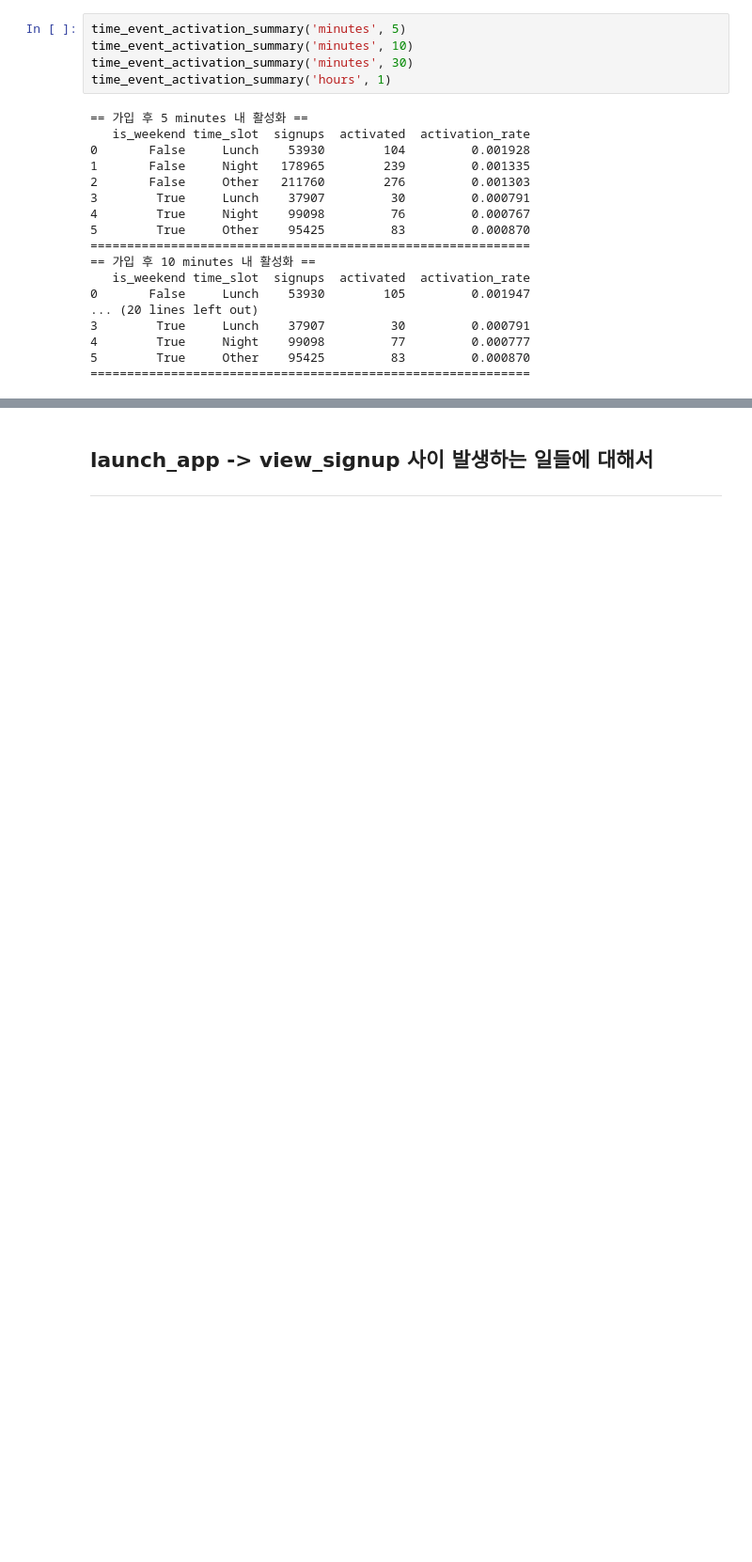
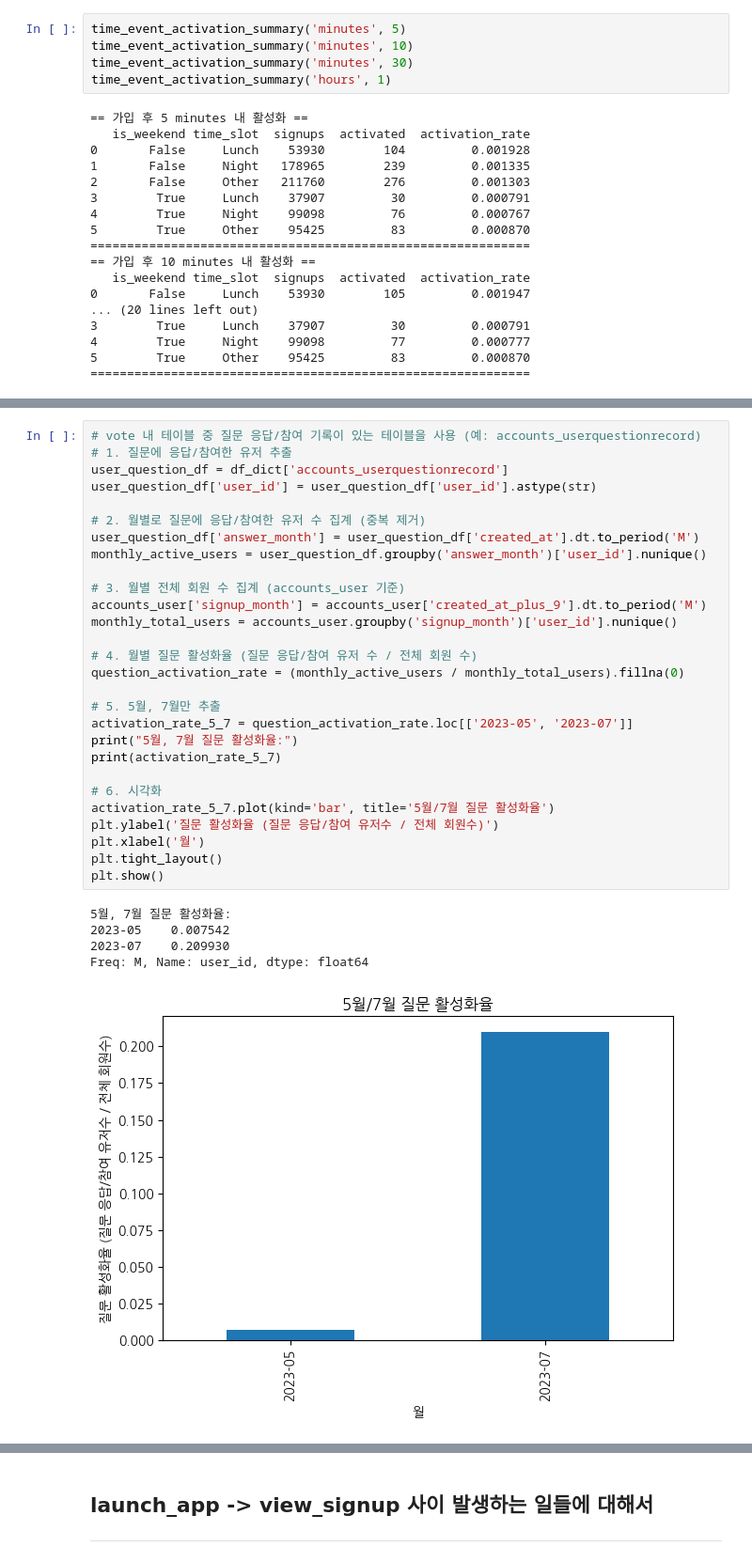
Before and after one commit to seung127/codeit_project, a Jupyter notebook: codeit-project-docker/notebooks/search_for_acquisition.ipynb, the cells around one changed output, grey strips where cells are left out. Shown at 94% size. Saved outputs shown, nothing was run; the diff lists cells and outputs as text; blank space fills up the shorter version.

```diff
--- a/codeit-project-docker/notebooks/search_for_acquisition.ipynb
+++ b/codeit-project-docker/notebooks/search_for_acquisition.ipynb
@@ -1482,0 +1737,34 @@ time_event_activation_summary('hours', 1)
+# %%
+# vote 내 테이블 중 질문 응답/참여 기록이 있는 테이블을 사용 (예: accounts_userquestionrecord)
+# 1. 질문에 응답/참여한 유저 추출
+user_question_df = df_dict['accounts_userquestionrecord']
+user_question_df['user_id'] = user_question_df['user_id'].astype(str)
+
+# 2. 월별로 질문에 응답/참여한 유저 수 집계 (중복 제거)
+user_question_df['answer_month'] = user_question_df['created_at'].dt.to_period('M')
+monthly_active_users = user_question_df.groupby('answer_month')['user_id'].nunique()
+
+# 3. 월별 전체 회원 수 집계 (accounts_user 기준)
+accounts_user['signup_month'] = accounts_user['created_at_plus_9'].dt.to_period('M')
+monthly_total_users = accounts_user.groupby('signup_month')['user_id'].nunique()
+
+# 4. 월별 질문 활성화율 (질문 응답/참여 유저 수 / 전체 회원 수)
+question_activation_rate = (monthly_active_users / monthly_total_users).fillna(0)
+
+# 5. 5월, 7월만 추출
+activation_rate_5_7 = question_activation_rate.loc[['2023-05', '2023-07']]
+print("5월, 7월 질문 활성화율:")
+print(activation_rate_5_7)
+
+# 6. 시각화
+activation_rate_5_7.plot(kind='bar', title='5월/7월 질문 활성화율')
+plt.ylabel('질문 활성화율 (질문 응답/참여 유저수 / 전체 회원수)')
+plt.xlabel('월')
+plt.tight_layout()
+plt.show()
+# %% [output]
+5월, 7월 질문 활성화율:
+2023-05    0.007542
+2023-07    0.209930
+Freq: M, Name: user_id, dtype: float64
+[figure, added]
```
Also changed, not shown: parts of 13 cells of this notebook, 10 other files.
